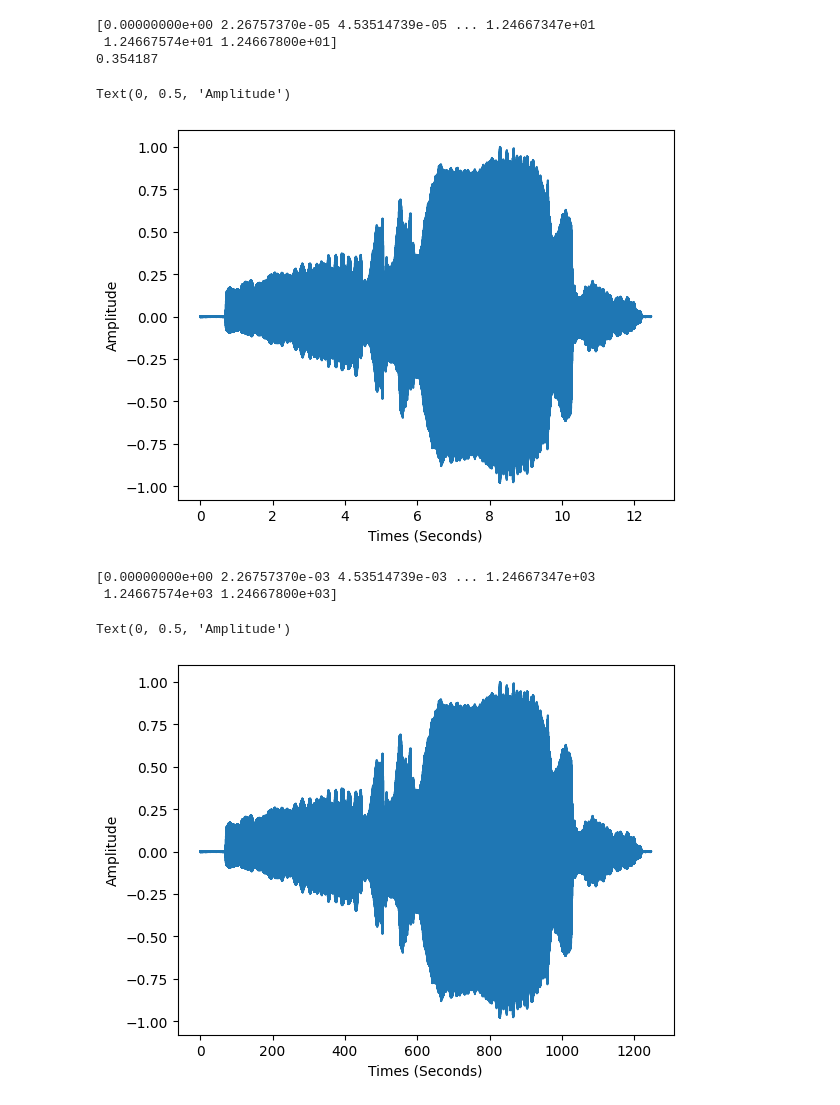
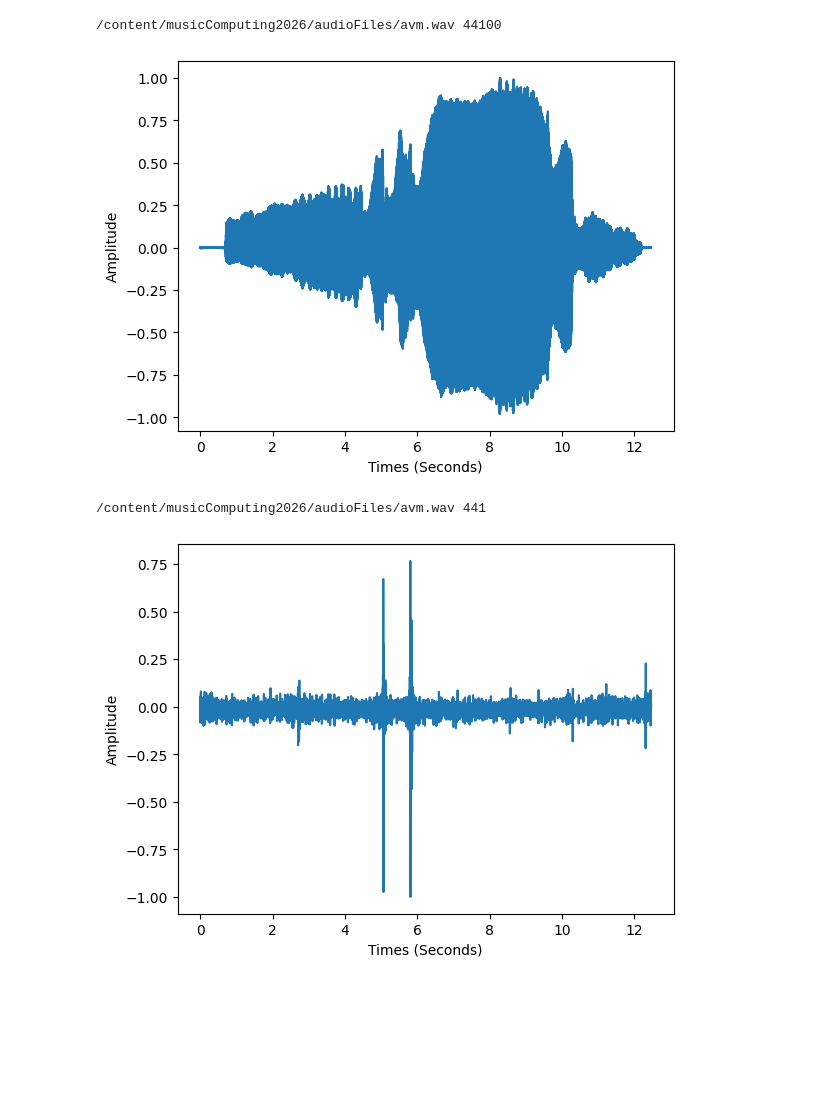
Before and after one commit to charlielain/MusicComputing, a Jupyter notebook: assignments/labAssignment1.ipynb, the cells around one changed output. Cells and saved outputs as stored; diff of their text form; code cells hidden in the pictures; blank space fills up the shorter version.

```diff
--- a/assignments/labAssignment1.ipynb
+++ b/assignments/labAssignment1.ipynb
@@ -47,35 +48,17 @@ plt.plot(sig)
 # %%
 # 3) Run the function twice (in different cells)
 # First use ‘avm.wav’ as the filename with a sampling rate of 44100
-
-time=np.arange(0,sig.shape[0])/sr
-xlabel = 'Times (Seconds)'
-print(time)
-excursion=max(abs(sig))
-print(excursion)
-sigNew = sig / excursion
-plt.plot(time,sigNew)
-plt.xlabel(xlabel)
-plt.ylabel(ylabel)
+file = '/content/musicComputing2026/audioFiles/avm.wav'
+samplingRate = 44100
+plotAudio(file,samplingRate)
 # %% [output]
-[0.00000000e+00 2.26757370e-05 4.53514739e-05 ... 1.24667347e+01
- 1.24667574e+01 1.24667800e+01]
-0.354187
+/content/musicComputing2026/audioFiles/avm.wav 44100
-Text(0, 0.5, 'Amplitude')
 [figure]
 # %%
 # Second use ‘avm.wav’ as the filename with a sampling rate of 441
-
 file = '/content/musicComputing2026/audioFiles/avm.wav'
-samplingRate=441
-time=np.arange(0,sig.shape[0])/samplingRate
-xlabel = 'Times (Seconds)'
-print(time)
-plt.plot(time,sigNew)
-plt.xlabel(xlabel)
-plt.ylabel(ylabel)
+samplingRate = 441
+plotAudio(file,samplingRate)
 # %% [output]
-[0.00000000e+00 2.26757370e-03 4.53514739e-03 ... 1.24667347e+03
- 1.24667574e+03 1.24667800e+03]
+/content/musicComputing2026/audioFiles/avm.wav 441
-Text(0, 0.5, 'Amplitude')
-[figure, old version]
+[figure, new version]
```
Also changed, not shown: parts of 2 cells of this notebook.
